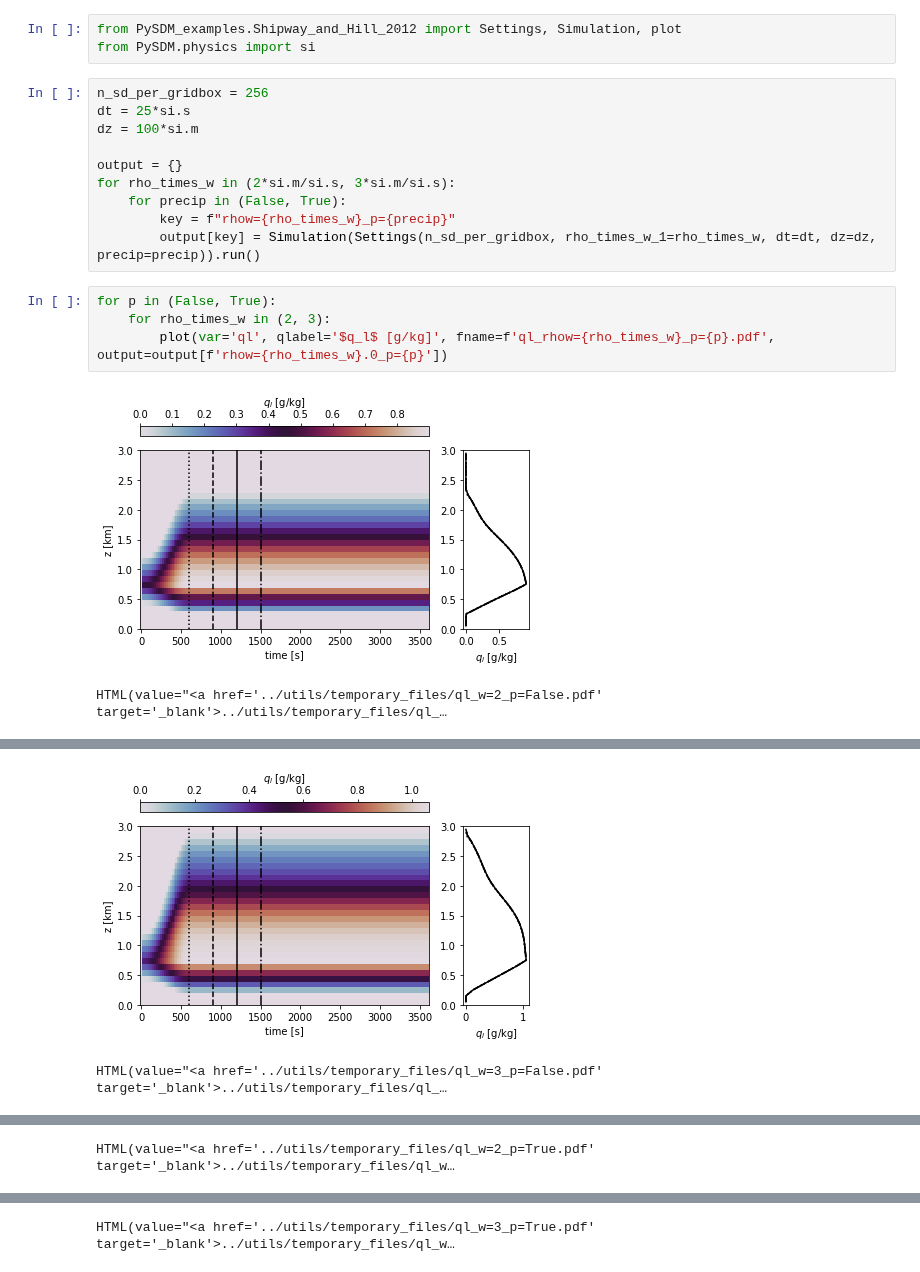
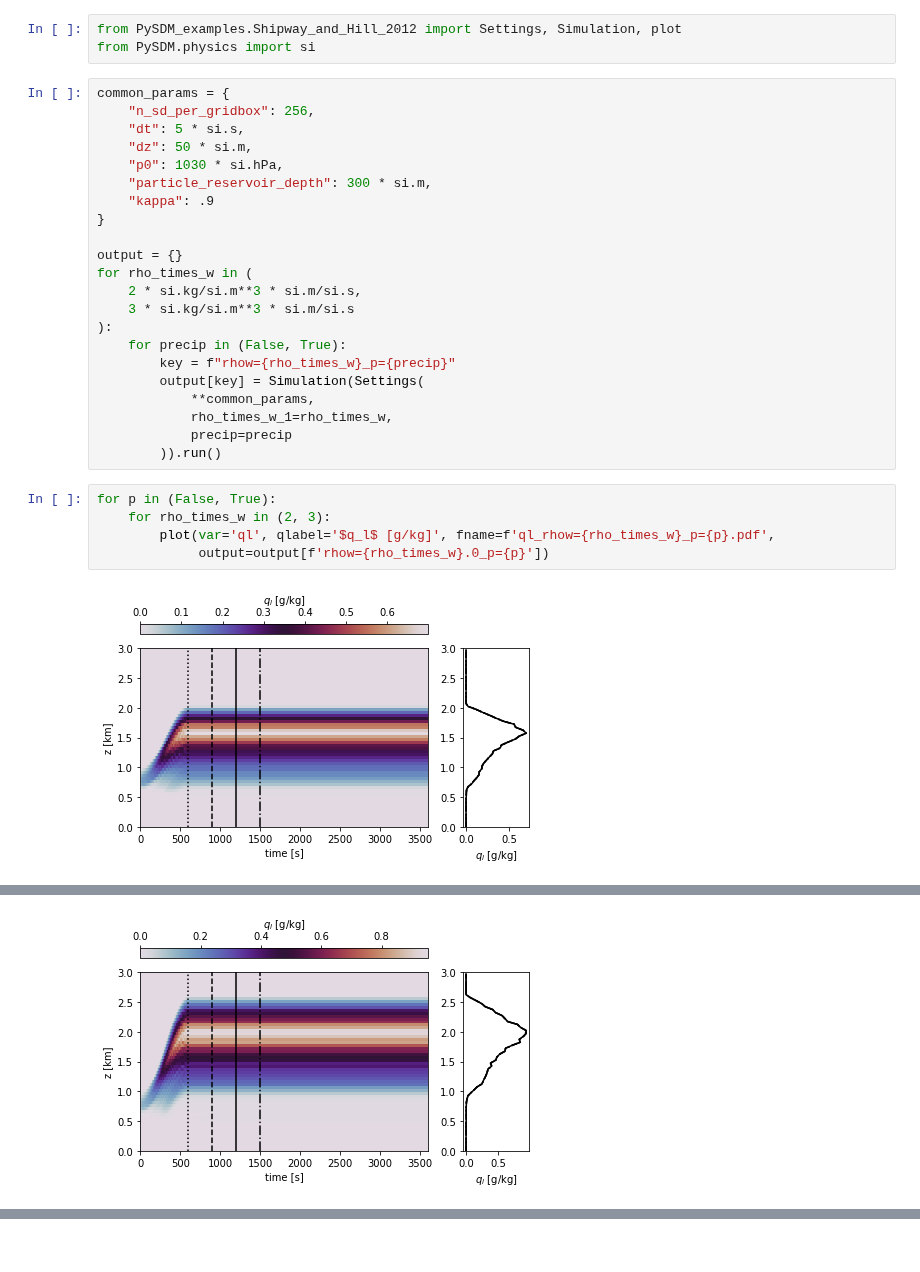
Before and after one commit to slayoo/PySDM-examples, a Jupyter notebook: PySDM_examples/Shipway_and_Hill_2012/fig_1.ipynb, the cells around one changed output, grey strips where cells are left out. Cells and saved outputs as stored; diff of their text form.

Commit message:
towards advecting particles in 1D kinematic example

```diff
--- a/PySDM_examples/Shipway_and_Hill_2012/fig_1.ipynb
+++ b/PySDM_examples/Shipway_and_Hill_2012/fig_1.ipynb
@@ -19,19 +20,31 @@ if 'google.colab' in sys.modules:
 from PySDM_examples.Shipway_and_Hill_2012 import Settings, Simulation, plot
 from PySDM.physics import si
 # %%
-n_sd_per_gridbox = 256
-dt = 25*si.s
-dz = 100*si.m
+common_params = {
+    "n_sd_per_gridbox": 256,
+    "dt": 5 * si.s,
+    "dz": 50 * si.m,
+    "p0": 1030 * si.hPa,
+    "particle_reservoir_depth": 300 * si.m,
+    "kappa": .9
+}
 
 output = {}
-for rho_times_w in (2*si.m/si.s, 3*si.m/si.s):
+for rho_times_w in (
+    2 * si.kg/si.m**3 * si.m/si.s,
+    3 * si.kg/si.m**3 * si.m/si.s
+):
     for precip in (False, True):
         key = f"rhow={rho_times_w}_p={precip}"
-        output[key] = Simulation(Settings(n_sd_per_gridbox, rho_times_w_1=rho_times_w, dt=dt, dz=dz, precip=precip)).run()
+        output[key] = Simulation(Settings(
+            **common_params,
+            rho_times_w_1=rho_times_w,
+            precip=precip
+        )).run()
 # %%
 for p in (False, True):
     for rho_times_w in (2, 3):
-        plot(var='ql', qlabel='$q_l$ [g/kg]', fname=f'ql_rhow={rho_times_w}_p={p}.pdf', output=output[f'rhow={rho_times_w}.0_p={p}'])
+        plot(var='ql', qlabel='$q_l$ [g/kg]', fname=f'ql_rhow={rho_times_w}_p={p}.pdf',
+             output=output[f'rhow={rho_times_w}.0_p={p}'])
 # %% [output]
-[figure, old version]
+[figure, new version]
-HTML(value="<a href='../utils/temporary_files/ql_w=2_p=False.pdf' target='_blank'>../utils/temporary_files/ql_…
@@ -38,2 +52 @@ HTML(value="<a href='../utils/temporary_files/ql_w=2_p=False.pdf' target='_blank
-[figure, old version]
+[figure, new version]
-HTML(value="<a href='../utils/temporary_files/ql_w=3_p=False.pdf' target='_blank'>../utils/temporary_files/ql_…
@@ -41 +54,0 @@ HTML(value="<a href='../utils/temporary_files/ql_w=3_p=False.pdf' target='_blank
-HTML(value="<a href='../utils/temporary_files/ql_w=2_p=True.pdf' target='_blank'>../utils/temporary_files/ql_w…
@@ -43 +56,0 @@ HTML(value="<a href='../utils/temporary_files/ql_w=2_p=True.pdf' target='_blank'
-HTML(value="<a href='../utils/temporary_files/ql_w=3_p=True.pdf' target='_blank'>../utils/temporary_files/ql_w…
```
Also changed, not shown: parts of 4 cells of this notebook, 5 other files.
